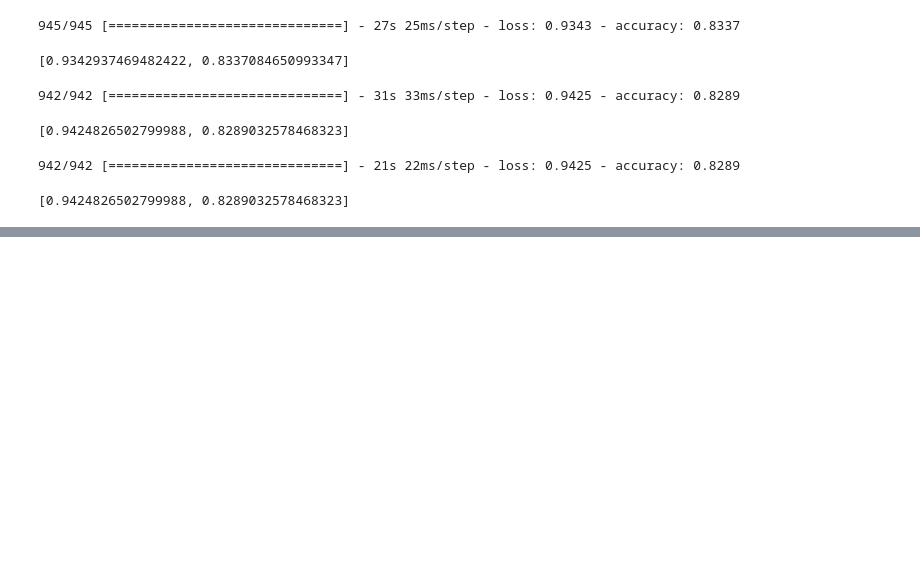
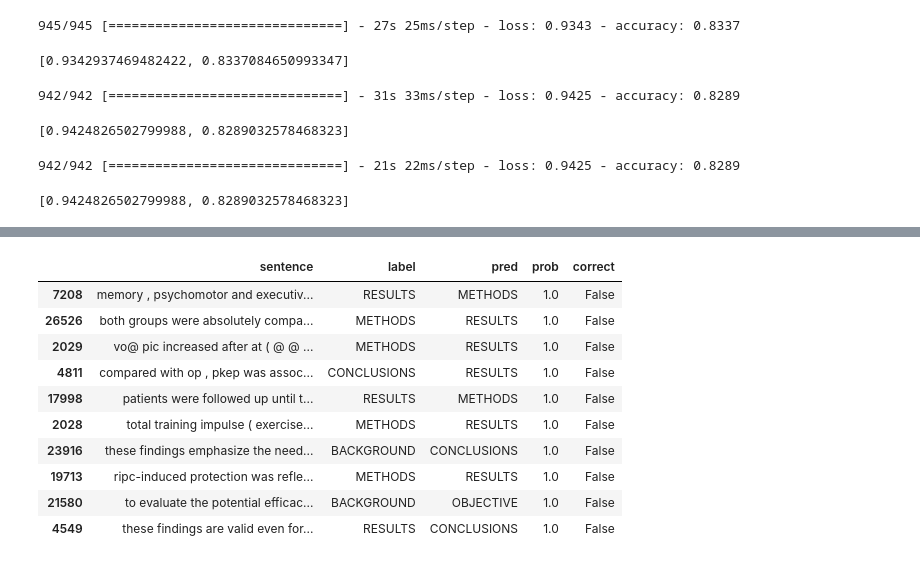
Before and after one commit to PengJuan-AI/TensorFlow_Study, a Jupyter notebook: 09_SkimLit_nlp_milestone_project.ipynb, the cells around one changed output, grey strips where cells are left out. Drawn from its saved outputs; the diff is of its cells as text; code cells hidden in the pictures; blank space fills up the shorter version.

```diff
--- a/09_SkimLit_nlp_milestone_project.ipynb
+++ b/09_SkimLit_nlp_milestone_project.ipynb
@@ -1697,0 +1702,4 @@ model_5.evaluate(test_char_token_pos_dataset)
+# %%
+# Make predictions
+pred_classes = [label_encoder.classes_[pred] for pred in model_1_preds]
+pred_classes[:10]
@@ -1697,0 +1728,8 @@ model_5.evaluate(test_char_token_pos_dataset)
+# %%
+df = pd.DataFrame({"sentence": val_sentences,
+                   "label": val_df.target,
+                   "pred": pred_classes,
+                   "prob": tf.reduce_max(model_1_pred_probs, axis=1)
+                   })
+
+df
@@ -1697,0 +1750,3 @@ model_5.evaluate(test_char_token_pos_dataset)
+# %%
+df["correct"] = df["label"] == df["pred"]
+df.head()
@@ -1697,0 +1760,15 @@ model_5.evaluate(test_char_token_pos_dataset)
+# %%
+most_wrongs_top10 = df[df.correct==False].sort_values(by='prob', ascending=False).head(10)
+most_wrongs_top10
+# %% [output]
+|  | sentence | label | pred | prob | correct |
+| 7208 | memory , psychomotor and executiv... | RESULTS | METHODS | 1.0 | False |
+| 26526 | both groups were absolutely compa... | METHODS | RESULTS | 1.0 | False |
+| 2029 | vo@ pic increased after at ( @ @ ... | METHODS | RESULTS | 1.0 | False |
+| 4811 | compared with op , pkep was assoc... | CONCLUSIONS | RESULTS | 1.0 | False |
+| 17998 | patients were followed up until t... | RESULTS | METHODS | 1.0 | False |
+| 2028 | total training impulse ( exercise... | METHODS | RESULTS | 1.0 | False |
+| 23916 | these findings emphasize the need... | BACKGROUND | CONCLUSIONS | 1.0 | False |
+| 19713 | ripc-induced protection was refle... | METHODS | RESULTS | 1.0 | False |
+| 21580 | to evaluate the potential efficac... | BACKGROUND | OBJECTIVE | 1.0 | False |
+| 4549 | these findings are valid even for... | RESULTS | CONCLUSIONS | 1.0 | False |
```
Also changed, not shown: parts of 22 cells of this notebook.
